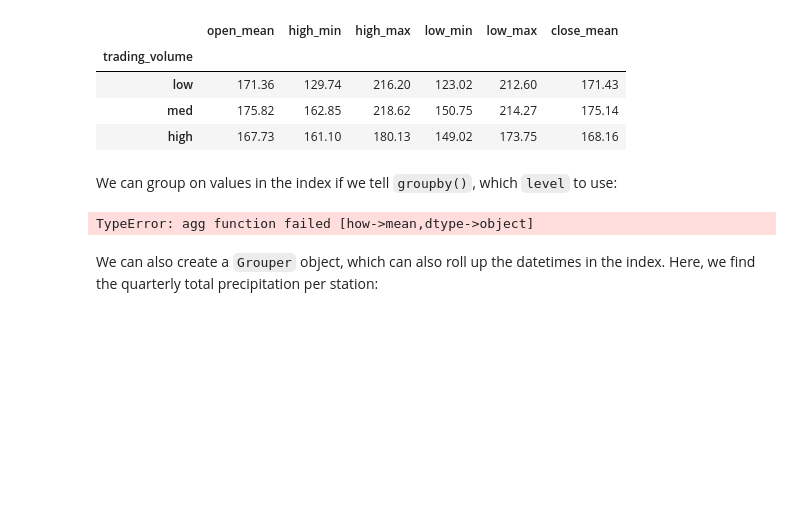
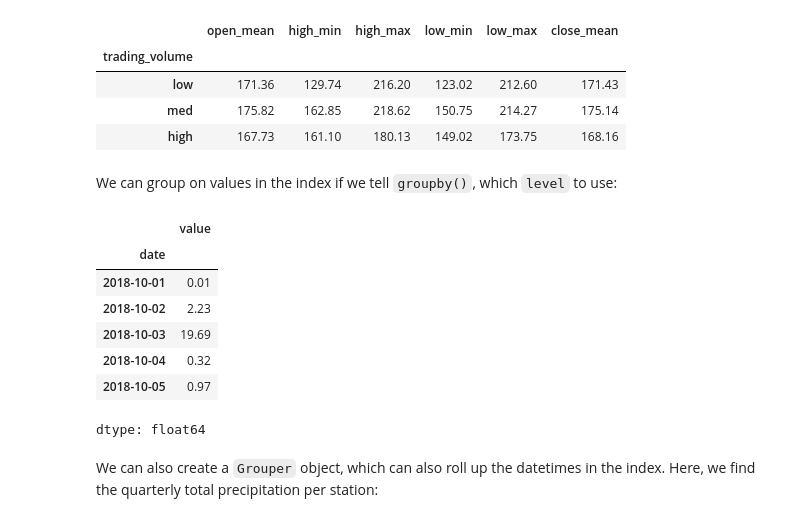
Before and after one commit to polarpolar914/MachineLearning-for-AI, a Jupyter notebook: week5/3-aggregations.ipynb, the cells around one changed output. Cells and saved outputs as stored; diff of their text form; code cells hidden in the pictures; blank space fills up the shorter version.

```diff
--- a/week5/3-aggregations.ipynb
+++ b/week5/3-aggregations.ipynb
@@ -214,9 +214,16 @@ fb_agg.head()
 We can group on values in the index if we tell `groupby()`, which `level` to use:
 # %%
 weather.loc['2018-10'].query('datatype == "PRCP"')\
-    .groupby(level=0).mean().head().squeeze()
+    .groupby(level=0).mean('value').head().squeeze()
 # %% [output]
+|  | value |
+| date |  |
+| 2018-10-01 | 0.01 |
+| 2018-10-02 | 2.23 |
+| 2018-10-03 | 19.69 |
+| 2018-10-04 | 0.32 |
+| 2018-10-05 | 0.97 |
-TypeError: agg function failed [how->mean,dtype->object]
+dtype: float64
 # %% [markdown]
 We can also create a `Grouper` object, which can also roll up the datetimes in the index. Here, we find the quarterly total precipitation per station:
 # %%
```
Also changed, not shown: parts of 14 cells of this notebook.
